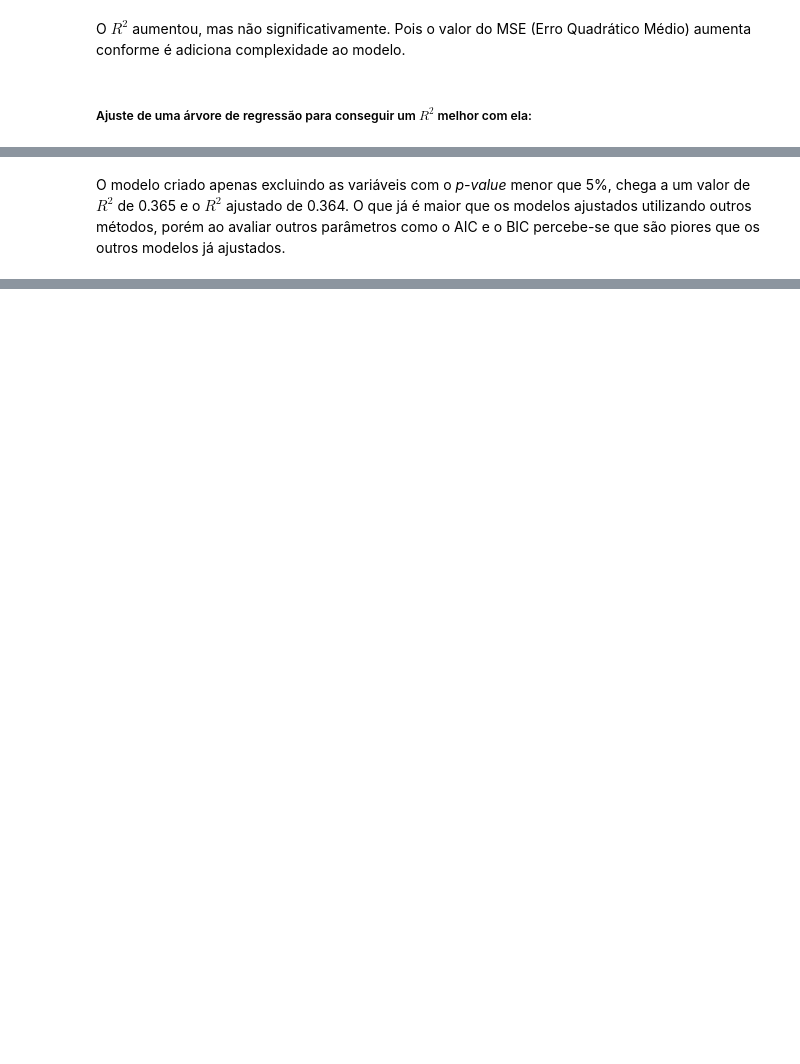
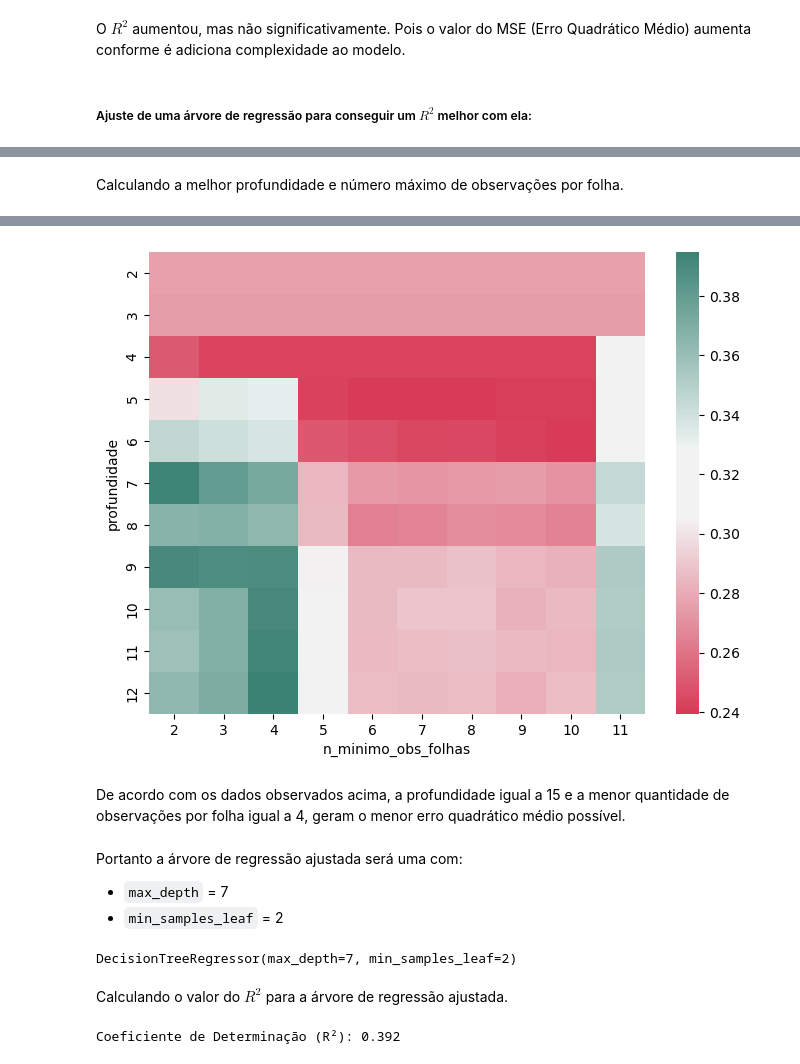
Before and after one commit to nobrevitor/EBAC, a Jupyter notebook: Desenvolvimento de aplicações com Python/5 - Regressão 2/Mod13_Tarefa02.ipynb, the cells around one changed output, grey strips where cells are left out. Saved outputs shown, nothing was run; the diff lists cells and outputs as text; code cells hidden in the pictures; blank space fills up the shorter version.

````diff
--- a/Desenvolvimento de aplicações com Python/5 - Regressão 2/Mod13_Tarefa02.ipynb
+++ b/Desenvolvimento de aplicações com Python/5 - Regressão 2/Mod13_Tarefa02.ipynb
@@ -559,3 +565,5 @@ X_train_dummies.rename(columns={'educacao_Superior completo': 'educacao_Superior
+# %%
+X_train_dummies.columns = col_lower
 # %% [markdown]
 Seleção dos best features com o código do stepewise.
 # %%
@@ -582,15 +590,8 @@ X_test_dummies = pd.get_dummies(X_test,
                          drop_first=True)
 X_test_dummies[['posse_de_veiculo','posse_de_imovel']] = X_test_dummies[['posse_de_veiculo','posse_de_imovel']].astype(bool)
 X_test_dummies = X_test_dummies.astype(float)
-# %%
-X_test_dummies.rename(columns={'educacao_Superior completo': 'educacao_Superior_completo',
-                                'tipo_renda_Servidor público': 'tipo_renda_Servidor_público',
-                                'educacao_Pós graduação': 'educacao_Pós_graduação',
-                                'educacao_Superior incompleto': 'educacao_Superior_incompleto',
-                                'tipo_residencia_Com os pais': 'tipo_residencia_Com_os_pais',
-                               },
-                      inplace = True
-                      )
+# %%
+X_test_dummies.columns = col_lower
 # %% [markdown]
 Concatenando as variáveis com a variável alvo para criação do modelo.
 # %%
@@ -807,2 +695,27 @@ strong multicollinearity or other numerical problems.
-# %% [markdown]
-O modelo criado apenas excluindo as variáveis com o *p-value* menor que 5%, chega a um valor de $R^2$ de 0.365 e o $R^2$ ajustado de 0.364. O que já é maior que os modelos ajustados utilizando outros métodos, porém ao avaliar outros parâmetros como o AIC e o BIC percebe-se que são piores que os outros modelos já ajustados.
+# %% [markdown]
+Calculando a melhor profundidade e número máximo de observações por folha.
+# %%
+mses = []
+ind_i = []
+ind_j = []
+
+for i in range(2, 13):
+    for j in range(2, 12):
+        regr_tree = DecisionTreeRegressor(max_depth=i, min_samples_leaf=j)
+        regr_tree.fit(X_train_dummies, y_train)
+        mse1 = regr_tree.score(X_test_dummies, y_test)
+        mses.append(mse1)
+        ind_i.append(i)
+        ind_j.append(j)
+
+df_mse = pd.DataFrame({'mses':mses, 'profundidade':ind_i, 'n_minimo_obs_folhas':ind_j})
+
+color = sns.diverging_palette(h_neg=6,
+                              h_pos=1250,
+                              as_cmap=True,
+                              sep = 40,
+                              center = 'light')
+
+sns.heatmap(df_mse.pivot(index='profundidade', columns='n_minimo_obs_folhas', values='mses'), cmap=color)
+df_mse.pivot(index='profundidade', columns='n_minimo_obs_folhas', values='mses')
+# %% [output]
@@ -808,0 +735,22 @@ O modelo criado apenas excluindo as variáveis com o *p-value* menor que 5%, che
+[figure, added]
+# %% [markdown]
+De acordo com os dados observados acima, a profundidade igual a 15 e a menor quantidade de observações por folha igual a 4, geram o menor erro quadrático médio possível.
+# %% [markdown]
+Portanto a árvore de regressão ajustada será uma com:
+- ```max_depth``` = 7
+- ```min_samples_leaf``` = 2
+# %%
+regr_tree = DecisionTreeRegressor(max_depth=7, min_samples_leaf= 2)
+regr_tree.fit(X_train_dummies, y_train)
+# %% [output]
+DecisionTreeRegressor(max_depth=7, min_samples_leaf=2)
+# %% [markdown]
+Calculando o valor do $R^2$ para a árvore de regressão ajustada.
+# %%
+y_pred = regr_tree.predict(X_test_dummies)
+
+r_squared = r2_score(y_test, y_pred)
+
+print(f'Coeficiente de Determinação (R²): {round(r_squared, 3)}')
+# %% [output]
+Coeficiente de Determinação (R²): 0.392
````
Also changed, not shown: parts of 27 cells of this notebook.
